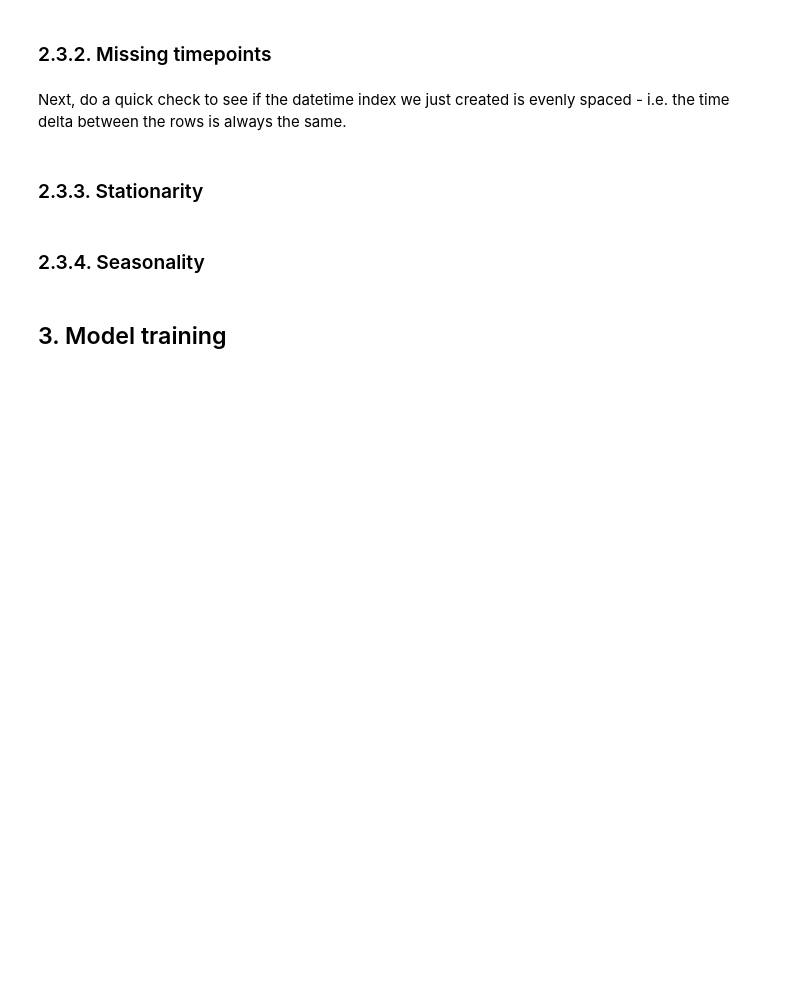
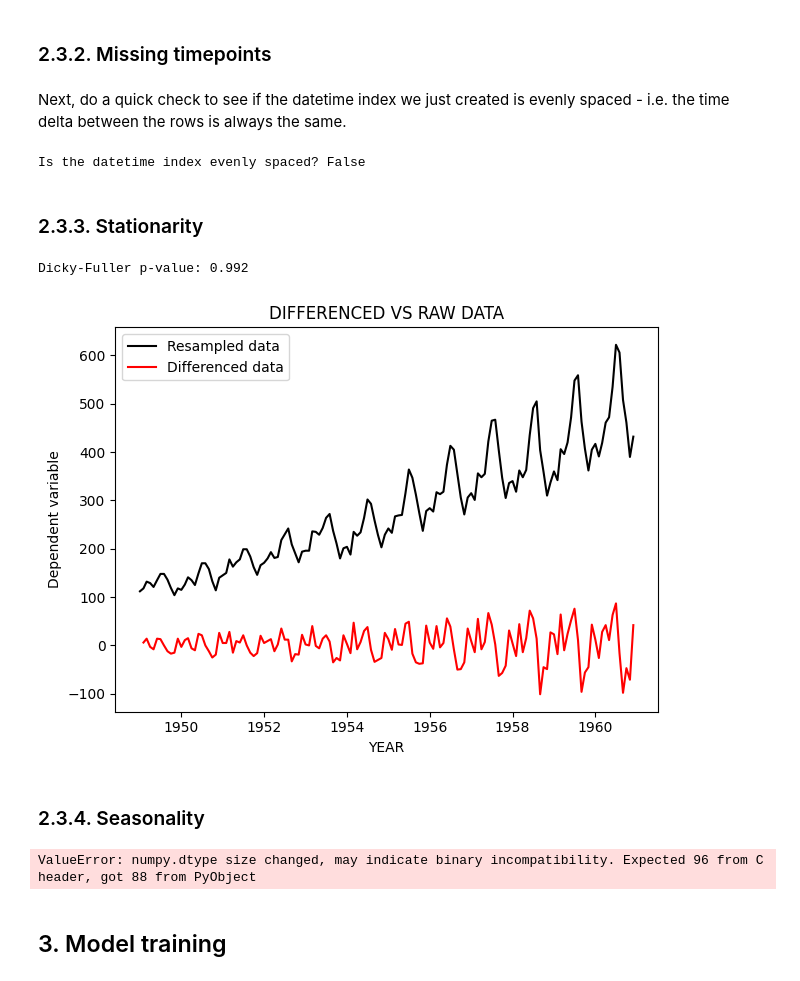
Before and after one commit to 4GeeksAcademy/Team-Crunchy-Tacos_gperdrizet-time-series-project, a Jupyter notebook: src/mvp.ipynb, the cells around one changed output. Saved outputs shown, nothing was run; the diff lists cells and outputs as text; code cells hidden in the pictures; blank space fills up the shorter version.

```diff
--- a/src/mvp.ipynb
+++ b/src/mvp.ipynb
@@ -161,5 +173,12 @@ Let's include predictions from the baseline model too and see what we are workin
 Next, do a quick check to see if the datetime index we just created is evenly spaced - i.e. the time delta between the rows is always the same.
 # %%
 # Your code here. Hint: take a look and Panda's .resample()
+time_deltas = timeseries_df.index.to_series().diff().dropna()
+
+is_evenly_spaced = time_deltas.nunique() == 1
+
+print(f"Is the datetime index evenly spaced? {is_evenly_spaced}")
+# %% [output]
+Is the datetime index evenly spaced? False
 # %% [markdown]
 ### 2.3.3. Stationarity
@@ -168,7 +185,38 @@ Next, do a quick check to see if the datetime index we just created is evenly sp
+# %%
+# Note: you want to be aware of this property of your data, but you may or may not have to do anything with this information right away!
+from statsmodels.tsa.stattools import adfuller
+
+dftest=adfuller(timeseries_df['dependent_var'], autolag = "AIC")
+print(f'Dicky-Fuller p-value: {dftest[1]:.3f}')
+
+stationary_timeseries_df=timeseries_df['dependent_var'].diff().dropna()
+
+plt.title('DIFFERENCED VS RAW DATA')
+plt.plot(timeseries_df.index, timeseries_df['dependent_var'], label='Resampled data', color='black')
+plt.plot(stationary_timeseries_df.index, stationary_timeseries_df, label='Differenced data', color='red')
+plt.xlabel('YEAR')
+plt.ylabel('Dependent variable')
+plt.legend(loc='upper left')
+plt.tight_layout()
+plt.show()
+# %% [output]
+Dicky-Fuller p-value: 0.992
+[figure, added]
 # %% [markdown]
 ### 2.3.4. Seasonality
 # %%
 # Note: you want to be aware of this property of your data, but you may or may not have to do anything with this information right away!
+from pmdarima import auto_arima
+
+timeseries_model = auto_arima(
+    timeseries_df['dependent_var'],
+    seasonal=True,
+    stationary=False,
+    trace=True,
+    m=12
+)
+# %% [output]
+ValueError: numpy.dtype size changed, may indicate binary incompatibility. Expected 96 from C header, got 88 from PyObject
 # %% [markdown]
 ## 3. Model training
 # %%
```
Also changed, not shown: parts of 4 cells of this notebook.
